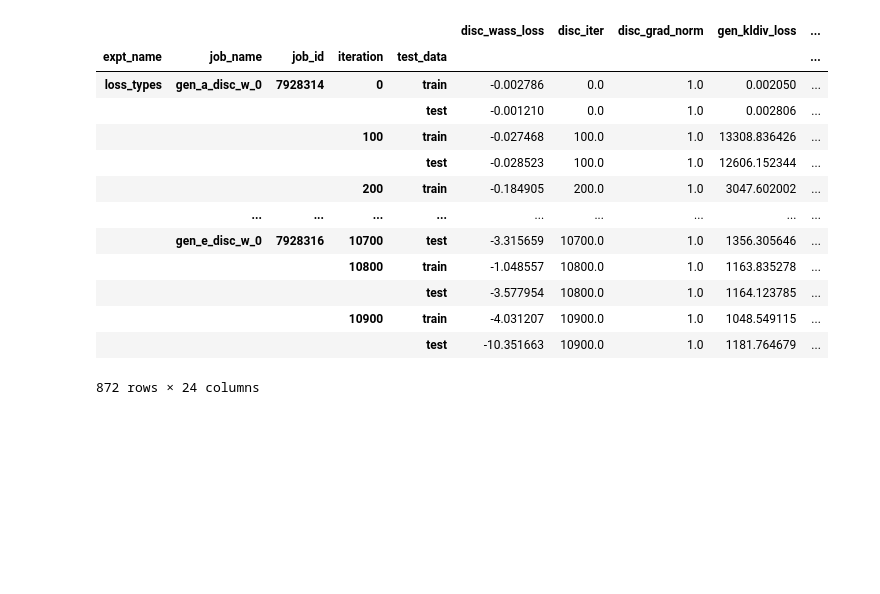
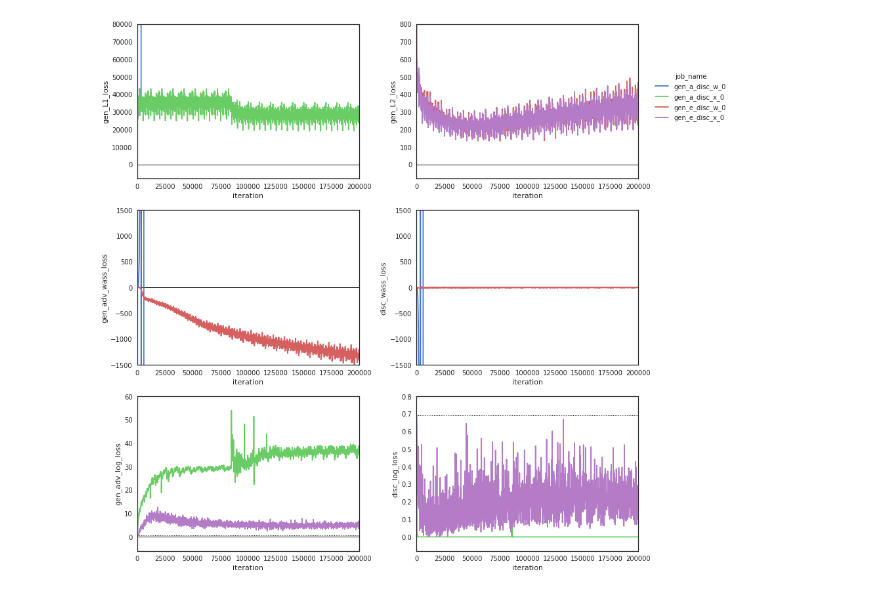
Before and after one commit to mattragoza/ipython-notebooks, a Jupyter notebook: train_pdbbind_loss_types.ipynb, the cells around one changed output. Saved outputs shown, nothing was run; the diff lists cells and outputs as text; code cells hidden in the pictures; blank space fills up the shorter version.

Commit message:
updated training and fitting nbs

```diff
--- a/train_pdbbind_loss_types.ipynb
+++ b/train_pdbbind_loss_types.ipynb
@@ -9,12 +9,10 @@ import matplotlib.pyplot as plt
 import seaborn as sns
 sns.set_context('notebook')
 sns.set_style('white')
+sns.set_palette('muted')
 
-ligan_dir = '/home/mtr22/bridges/pylon5/mc5phpp/mtragoza/liGAN'
+ligan_dir = '/pylon5/mc5phpp/mtragoza/liGAN'
 sys.path.append(ligan_dir)
-
-#from params import ParamSpace
-#from results import aggregate_data, add_group_column, plot_strips, plot_dist, plot_corr
 
 work_dir = os.path.join(ligan_dir, 'train_pdbbind')
 os.chdir(work_dir)
@@ -24,18 +22,18 @@ os.getcwd()
 # %%
 def read_err_file(err_file):
     error = None
-    with open(err_file) as f:
+    with open(err_file, encoding='utf-8') as f:
         for line in f:
-            if re.match(r'.*(Error|Exception|error|fault|failed).*', line):
+            if not re.match('Warning.*', line) and re.match(r'.*(Error|Exception|error|fault|failed).*', line):
                 error = line.rstrip()
     return error
 
 indent = '   '
-metric_files = []
+train_output_files = []
 for expt_name in ['loss_types']:
     print(expt_name)
 
-    for job_name in os.listdir(expt_name):
+    for job_name in reversed(sorted(os.listdir(expt_name))):
         print(indent + job_name)
 
         err_files = []
@@ -51,15 +49,15 @@ for expt_name in ['loss_types']:
         err_files = sorted(err_files)
 
         for job_id, err_file in err_files:
-            error = read_err_file('/'.join([expt_name, job_name, err_file]))
+            error = read_err_file(expt_name + '/' + job_name + '/' + err_file)
             print(2*indent + err_file + indent + str(error)[:88])
 
         job_id = err_files[-1][0]
-        metric_file = glob.glob('/'.join([expt_name, job_name, str(job_id), '*.training_output']))[0]
-        metric_files.append(metric_file)
+        train_output_file = glob.glob('/'.join([expt_name, job_name, str(job_id), '*.training_output']))[0]
+        train_output_files.append(train_output_file)
 
         print()
 
-len(metric_files)
+len(train_output_files)
 # %% [output]
 loss_types
@@ -115,17 +136,20 @@ df = pd.concat(job_dfs)
-# %%
-df.set_index(['expt_name', 'job_name', 'job_id', 'iteration', 'test_data'])
-# %% [output]
-|  |  |  |  |  | disc_wass_loss | disc_iter | disc_grad_norm | gen_kldiv_loss | ... |
-| expt_name | job_name | job_id | iteration | test_data |  |  |  |  | ... |
-| loss_types | gen_a_disc_w_0 | 7928314 | 0 | train | -0.002786 | 0.0 | 1.0 | 0.002050 | ... |
-|  |  |  |  | test | -0.001210 | 0.0 | 1.0 | 0.002806 | ... |
-|  |  |  | 100 | train | -0.027468 | 100.0 | 1.0 | 13308.836426 | ... |
-|  |  |  |  | test | -0.028523 | 100.0 | 1.0 | 12606.152344 | ... |
-|  |  |  | 200 | train | -0.184905 | 200.0 | 1.0 | 3047.602002 | ... |
-|  | ... | ... | ... | ... | ... | ... | ... | ... | ... |
-|  | gen_e_disc_w_0 | 7928316 | 10700 | test | -3.315659 | 10700.0 | 1.0 | 1356.305646 | ... |
-|  |  |  | 10800 | train | -1.048557 | 10800.0 | 1.0 | 1163.835278 | ... |
-|  |  |  |  | test | -3.577954 | 10800.0 | 1.0 | 1164.123785 | ... |
-|  |  |  | 10900 | train | -4.031207 | 10900.0 | 1.0 | 1048.549115 | ... |
-|  |  |  |  | test | -10.351663 | 10900.0 | 1.0 | 1181.764679 | ... |
-872 rows × 24 columns
+# %%
+from collections import OrderedDict
+from results import plot_lines
+
+plot_df = train_df[train_df['phase'] == 'train']
+
+ylim = OrderedDict([
+    ('gen_L1_loss', (-8000, 80000)),
+    ('gen_L2_loss', (-80, 800)),
+    ('gen_adv_wass_loss', (-1500, 1500)),
+    ('disc_wass_loss',    (-1500, 1500)),
+    ('gen_adv_log_loss', (-6, 60)),
+    ('disc_log_loss',    (-0.08, 0.8)),
+])
+y = ylim.keys()
+
+fig = plot_lines('train_pdbbind_lines.png', plot_df, x='iteration', y=y,  hue='job_name',
+                 ylim=ylim, n_cols=2, height=4, width=6)
+# %% [output]
+[figure, added]
```
Also changed, not shown: parts of 11 cells of this notebook, 3 other files.
